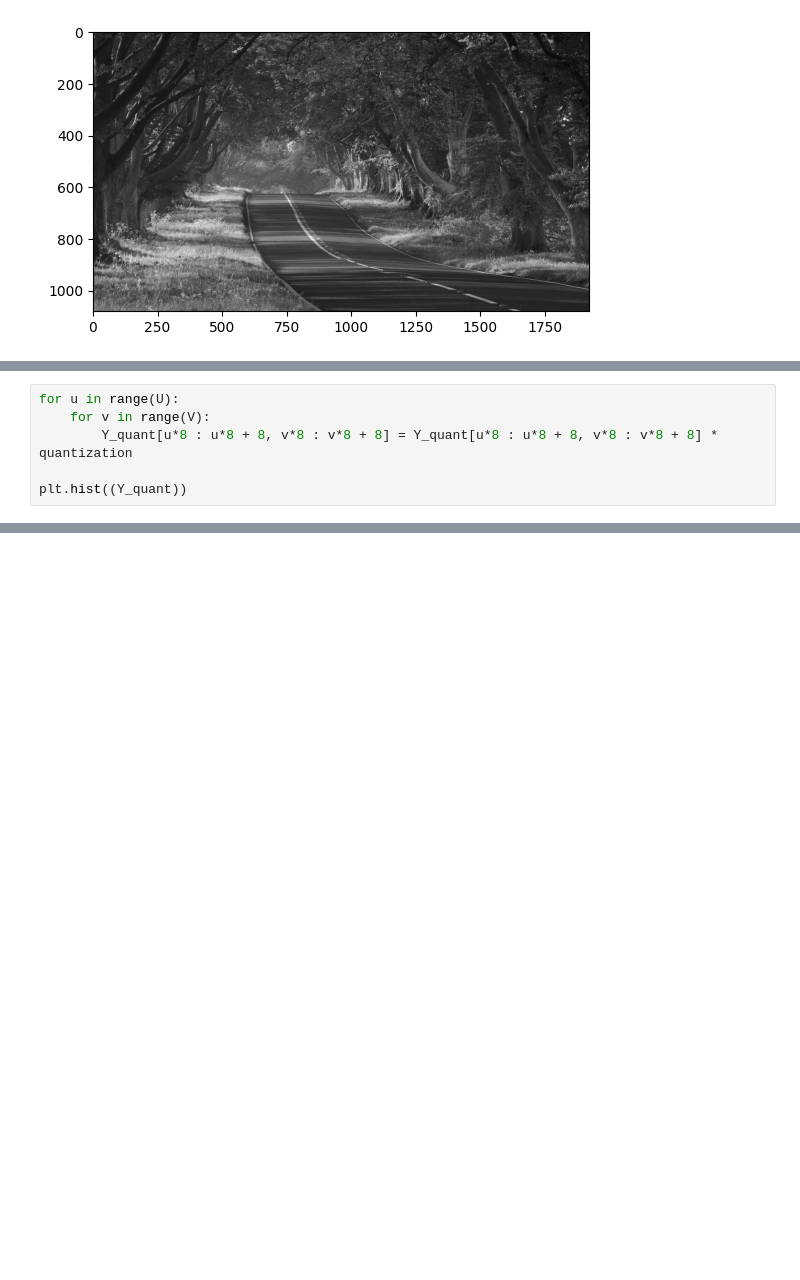
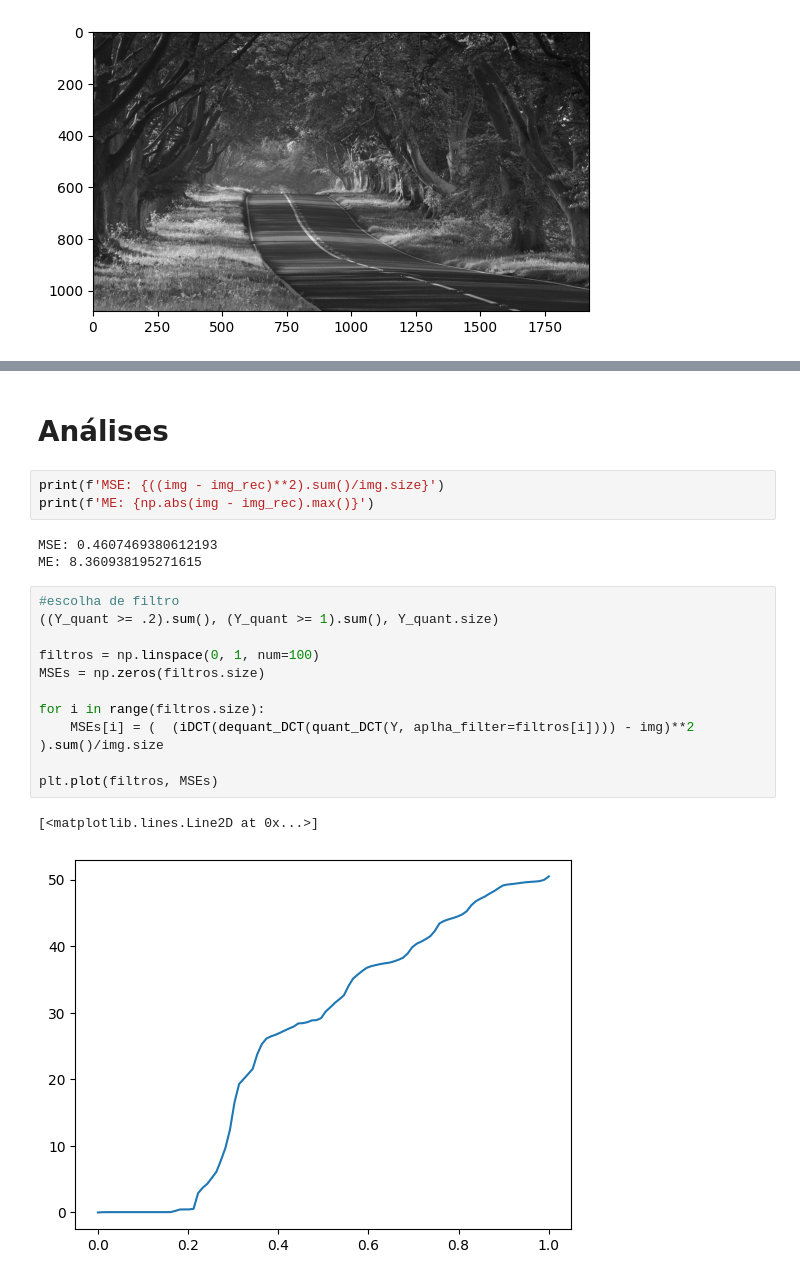
Before and after one commit to Ga-Alves/compressor_de_imagens, a Jupyter notebook: TP1.ipynb, the cells around one changed output, grey strips where cells are left out. Cells and saved outputs as stored; diff of their text form; blank space fills up the shorter version.

```diff
--- a/TP1.ipynb
+++ b/TP1.ipynb
@@ -106,6 +12,0 @@ u = v = 0
-# %%
-for u in range(U):
-    for v in range(V):
-        Y_quant[u*8 : u*8 + 8, v*8 : v*8 + 8] = Y_quant[u*8 : u*8 + 8, v*8 : v*8 + 8] * quantization
-
-plt.hist((Y_quant))
@@ -195,0 +142,22 @@ plt.hist(img_rec)
+# %% [markdown]
+# Análises
+# %%
+print(f'MSE: {((img - img_rec)**2).sum()/img.size}')
+print(f'ME: {np.abs(img - img_rec).max()}')
+# %% [output]
+MSE: 0.4607469380612193
+ME: 8.360938195271615
+# %%
+#escolha de filtro
+((Y_quant >= .2).sum(), (Y_quant >= 1).sum(), Y_quant.size)
+
+filtros = np.linspace(0, 1, num=100)
+MSEs = np.zeros(filtros.size)
+
+for i in range(filtros.size):
+    MSEs[i] = (  (iDCT(dequant_DCT(quant_DCT(Y, aplha_filter=filtros[i]))) - img)**2  ).sum()/img.size
+
+plt.plot(filtros, MSEs)
+# %% [output]
+[<matplotlib.lines.Line2D at 0x...>]
+[figure, added]
```
Also changed, not shown: parts of 33 cells of this notebook.
